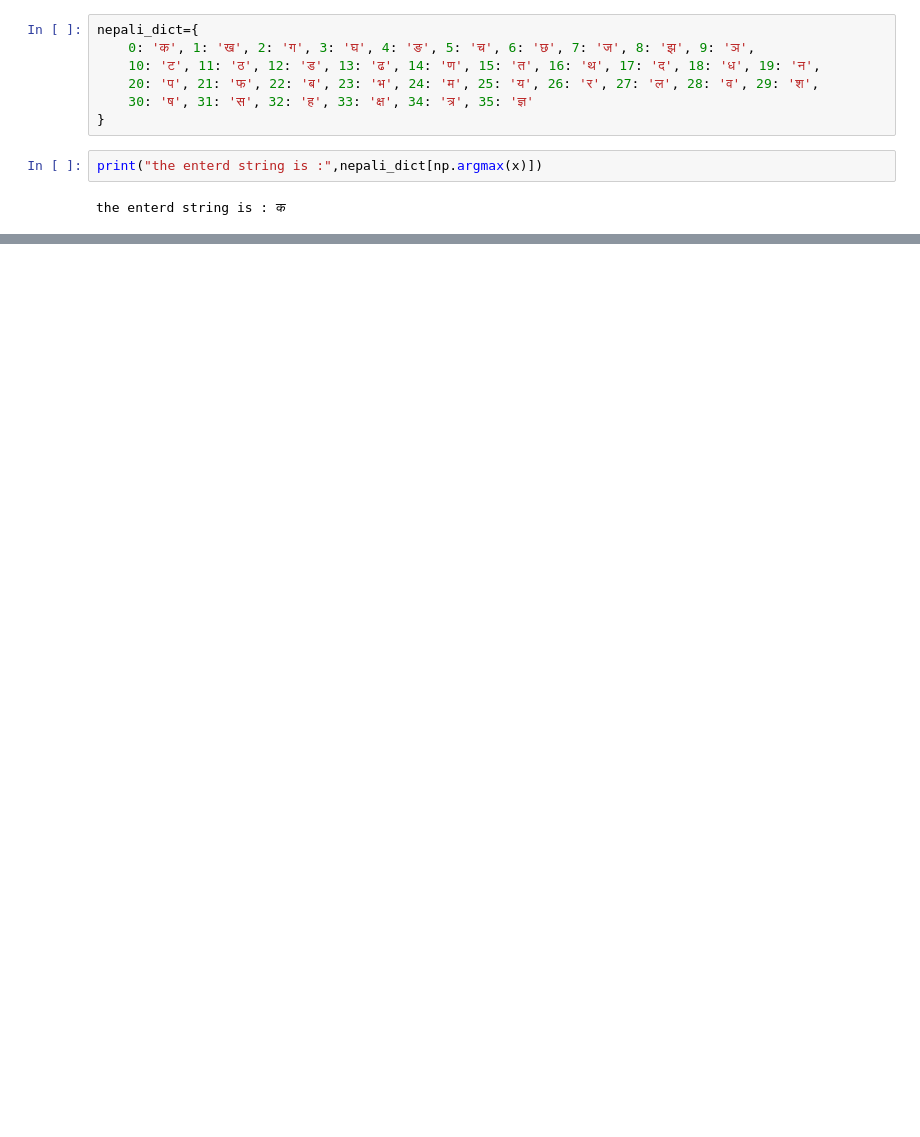
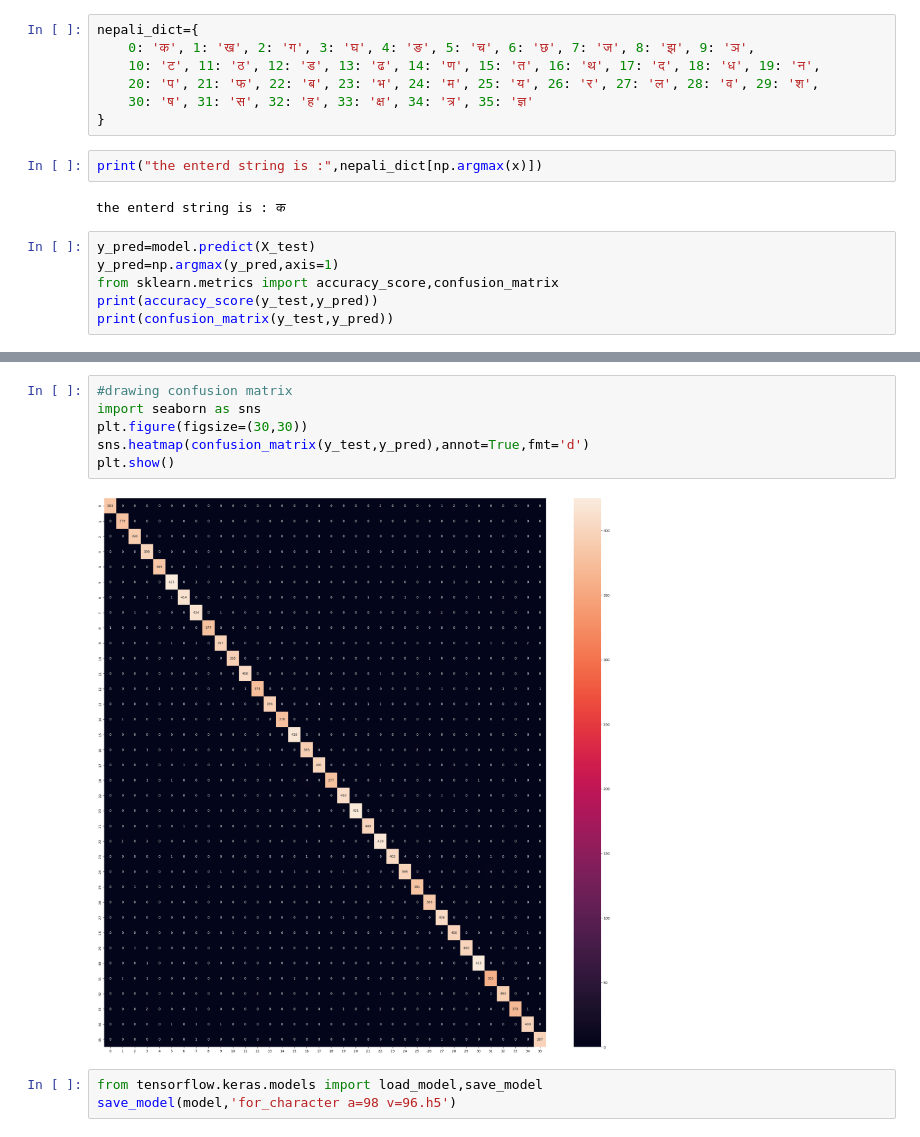
Before and after one commit to PratyushKattel/Digit_classifier, a Jupyter notebook: classifying_digits.ipynb, the cells around one changed output, grey strips where cells are left out. Drawn from its saved outputs; the diff is of its cells as text; blank space fills up the shorter version.

```diff
--- a/classifying_digits.ipynb
+++ b/classifying_digits.ipynb
@@ -143,3 +126,9 @@ nepali_dict={
 print("the enterd string is :",nepali_dict[np.argmax(x)])
 # %% [output]
 the enterd string is : क
+# %%
+y_pred=model.predict(X_test)
+y_pred=np.argmax(y_pred,axis=1)
+from sklearn.metrics import accuracy_score,confusion_matrix
+print(accuracy_score(y_test,y_pred))
+print(confusion_matrix(y_test,y_pred))
@@ -145,0 +145,11 @@ the enterd string is : क
+# %%
+#drawing confusion matrix
+import seaborn as sns
+plt.figure(figsize=(30,30))
+sns.heatmap(confusion_matrix(y_test,y_pred),annot=True,fmt='d')
+plt.show()
+# %% [output]
+[figure, added]
+# %%
+from tensorflow.keras.models import load_model,save_model
+save_model(model,'for_character a=98 v=96.h5')
```
Also changed, not shown: parts of 15 cells of this notebook, 4 other files.
